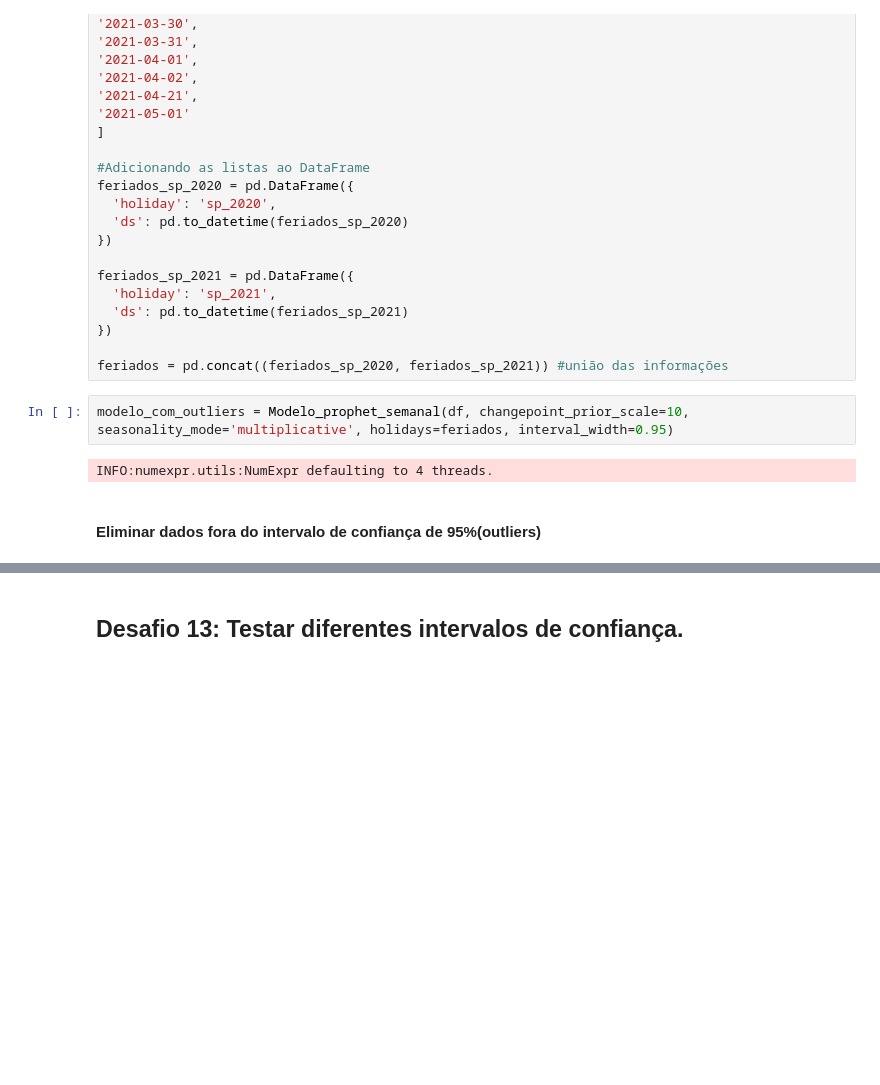
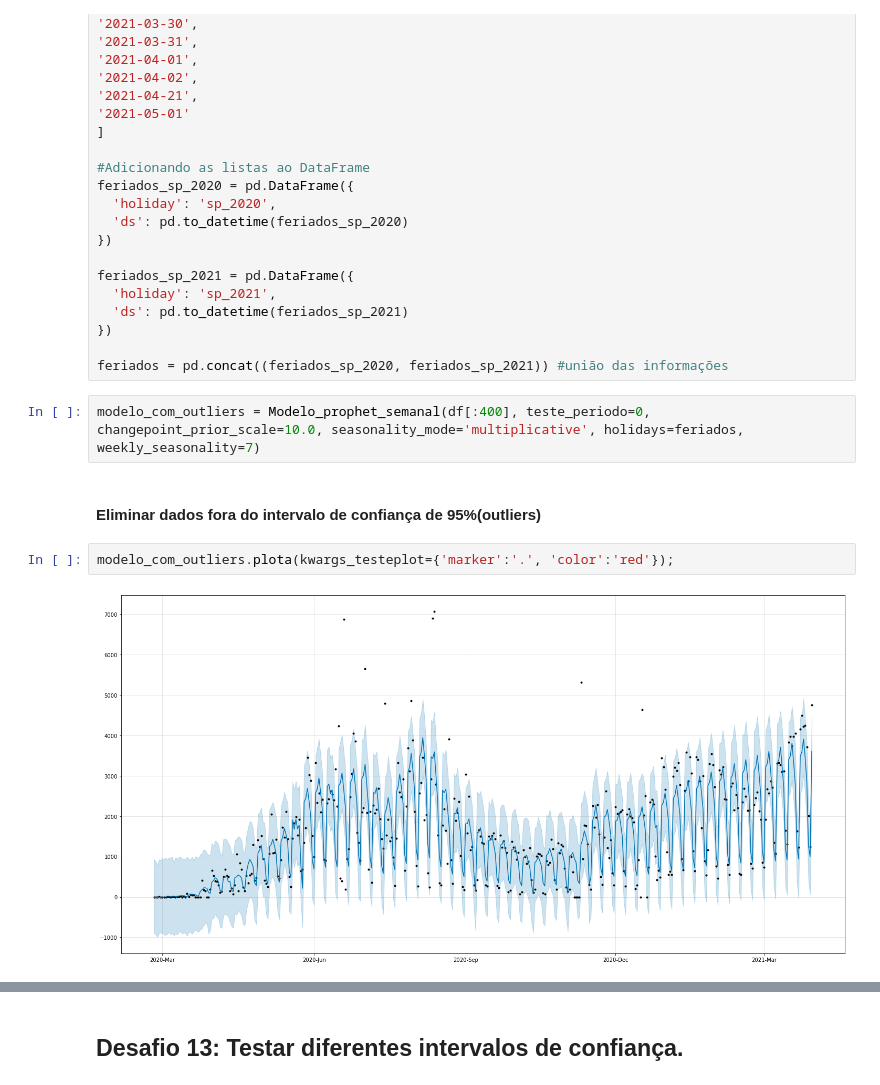
Before and after one commit to PedroHCAlmeida/Bootcamp_alura, a Jupyter notebook: Modulo_3/Aula5.ipynb, the cells around one changed output, grey strips where cells are left out. Drawn from its saved outputs; the diff is of its cells as text; blank space fills up the shorter version.

```diff
--- a/Modulo_3/Aula5.ipynb
+++ b/Modulo_3/Aula5.ipynb
@@ -73,8 +74,10 @@ feriados_sp_2021 = pd.DataFrame({
 
 feriados = pd.concat((feriados_sp_2020, feriados_sp_2021)) #união das informações
 # %%
-modelo_com_outliers = Modelo_prophet_semanal(df, changepoint_prior_scale=10, seasonality_mode='multiplicative', holidays=feriados, interval_width=0.95)
+modelo_com_outliers = Modelo_prophet_semanal(df[:400], teste_periodo=0, changepoint_prior_scale=10.0, seasonality_mode='multiplicative', holidays=feriados, weekly_seasonality=7)
-# %% [output]
-INFO:numexpr.utils:NumExpr defaulting to 4 threads.
 # %% [markdown]
 #### Eliminar dados fora do intervalo de confiança de 95%(outliers)
+# %%
+modelo_com_outliers.plota(kwargs_testeplot={'marker':'.', 'color':'red'});
+# %% [output]
+[figure, added]
```
Also changed, not shown: parts of 13 cells of this notebook, 1 other file.
